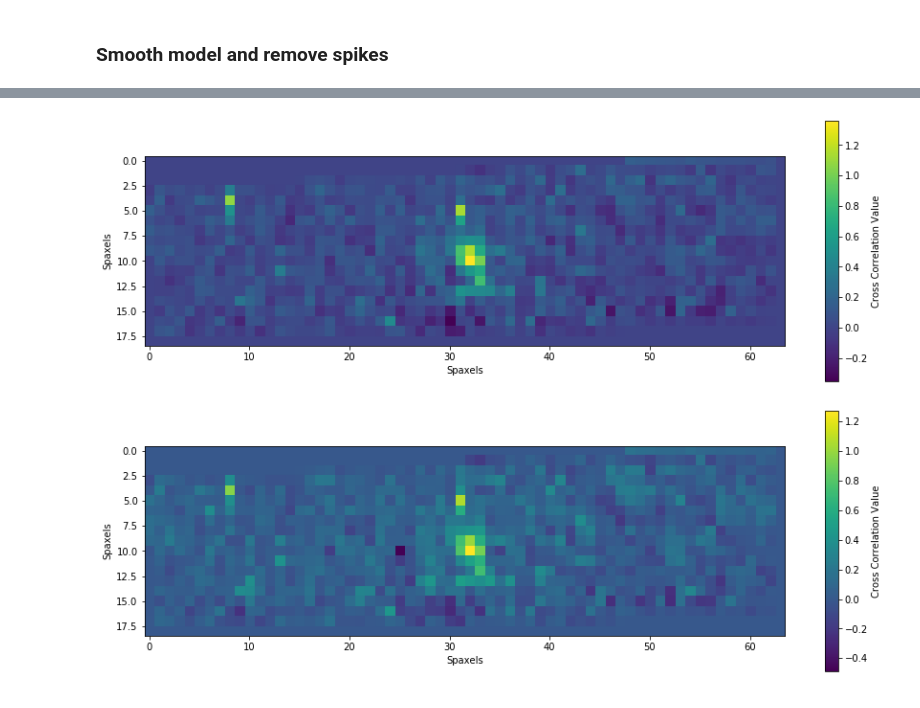
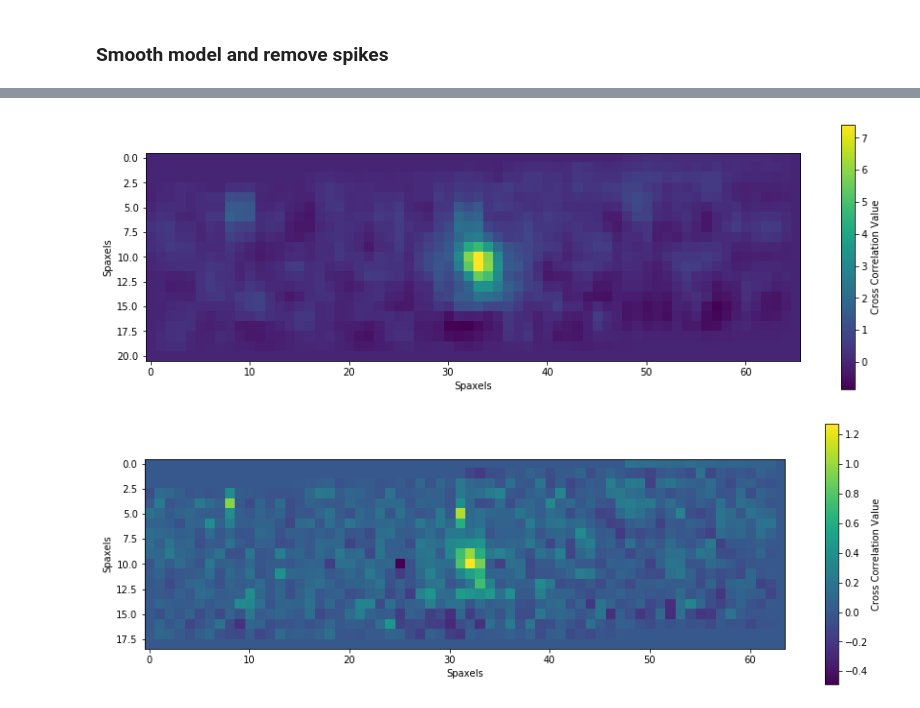
Before and after one commit to k2wilcomb/CCF, a Jupyter notebook: ccf.py.ipynb, the cells around one changed output, grey strips where cells are left out. Drawn from its saved outputs; the diff is of its cells as text; code cells hidden in the pictures.

Commit message:
fixed a bug, higher resolution model, added in convolving to reduce noise.

```diff
--- a/ccf.py.ipynb
+++ b/ccf.py.ipynb
@@ -116,22 +119,22 @@ rv = -12.7 * u.km/u.second
 #baryrv nov 6 2016 km/s: (need mjd-obs and to convert to JD)
 baryrv = -10.3 * u.km/u.second
 #speed of light in km/s:
-c_kms = const.c
+c_kms = 299792.458 *u.km/u.second
 # %% [markdown]
 ### Interpolate model to match RV
 # %%
-def interpolate_model_to_rv(wavelengths, fluxes, rv, baryrv):
+def interpolate_model_to_rv(wavelengths, modwaves, fluxes, rv, baryrv):
     """Use spline interpolation to shift a spectrum based on velocities"""
 
-    #assuming rv same as host star and keeping it constant
+    #assuming rv same as host star and keeping it constant, wavelengths = of the data itself
     wvs_shifted= wavelengths*(1 - ((rv-baryrv) / c_kms))
 
     #interpolating the model
-    spline = scipy.interpolate.splrep(wavelengths.value, fluxes)
+    spline = scipy.interpolate.splrep(modwaves, fluxes)
 
     #taking above model and creating a doppler shifted spectra of the model
     shifted_spec = scipy.interpolate.splev(wvs_shifted, spline, der=0)
 
     return shifted_spec
 # %%
-shifted_spec = interpolate_model_to_rv(cowaves, cofluxes, rv, baryrv)
+shifted_spec = interpolate_model_to_rv(Wavelengths, cowaves, cofluxes, rv, baryrv)
@@ -141,10 +144,12 @@ filtmod = shifted_spec
 ### Smooth model and remove spikes
 # %%
 #smoothing the model spectra to get the continuum
-#smoothedmod = scipy.ndimage.filters.uniform_filter(shifted_spec,size=200)
+smoothedmod = scipy.ndimage.filters.uniform_filter(shifted_spec,size=200)
 #subtracting the continuum out
-#filtmod = shifted_spec - smoothedmod
+filtmod = shifted_spec - smoothedmod
+plt.plot(Wavelengths, filtmod)
 #this method caused some sharp spikes, so here we identify which parts are spikes
 #spikes = np.where(np.abs(filtmod) > 3*np.std(filtmod)) #locations in cube where spikes are, if getting rid of too much info set it higher to 3
 #We make the spikes equal to the median of the spectra
 #filtmod[spikes]=np.median(filtmod)
+#plt.plot(Wavelengths, filtmod)
@@ -155,29 +170,32 @@ corr_im = np.zeros((19,64))
 # %%
 #looping through cubes (0,18) (0,63)
 for x in range(0,18):
     for y in range(0,63):
         #print(cube[x,y,:])
         smoothed=scipy.ndimage.filters.uniform_filter(cube[x,y,:],size=200) #smoothing pixel flux
         filt = cube[x,y,:] - smoothed #flatten the fluxes
         spikes = np.where(np.abs(filt) > 2*np.std(filt)) #locations in cube where spikes are, if getting rid of too much info set it higher to 3
         filt[spikes]=np.median(filt) #setting spikes to median value
         ccfval = np.sum(filt * filtmod) / np.sqrt(np.sum((filtmod) ** 2)) #cross correlate model with data
         #print(ccfval)
         corr_im[x,y] = ccfval   #put ccf value into array
         #plt.plot(Wavelengths, filt)
         #plt.show()
         #print(spikes)
 
+
+
+corr_im = scipy.signal.correlate2d(corr_im, np.ones((3,3)))
 plt.figure(figsize=(15,5))
 plt.imshow(corr_im)
 plt.xlabel("Spaxels")
 plt.ylabel("Spaxels")
 
 cb = plt.colorbar()
 cb.set_label("Cross Correlation Value")
 plt.show()
 # %% [output]
-[figure, old version]
+[figure, new version]
 # %%
 def ccf(cube, model, plot=True):
     """Calculate Cross Correlation Function
```
Also changed, not shown: parts of 8 cells of this notebook, 4 other files.
